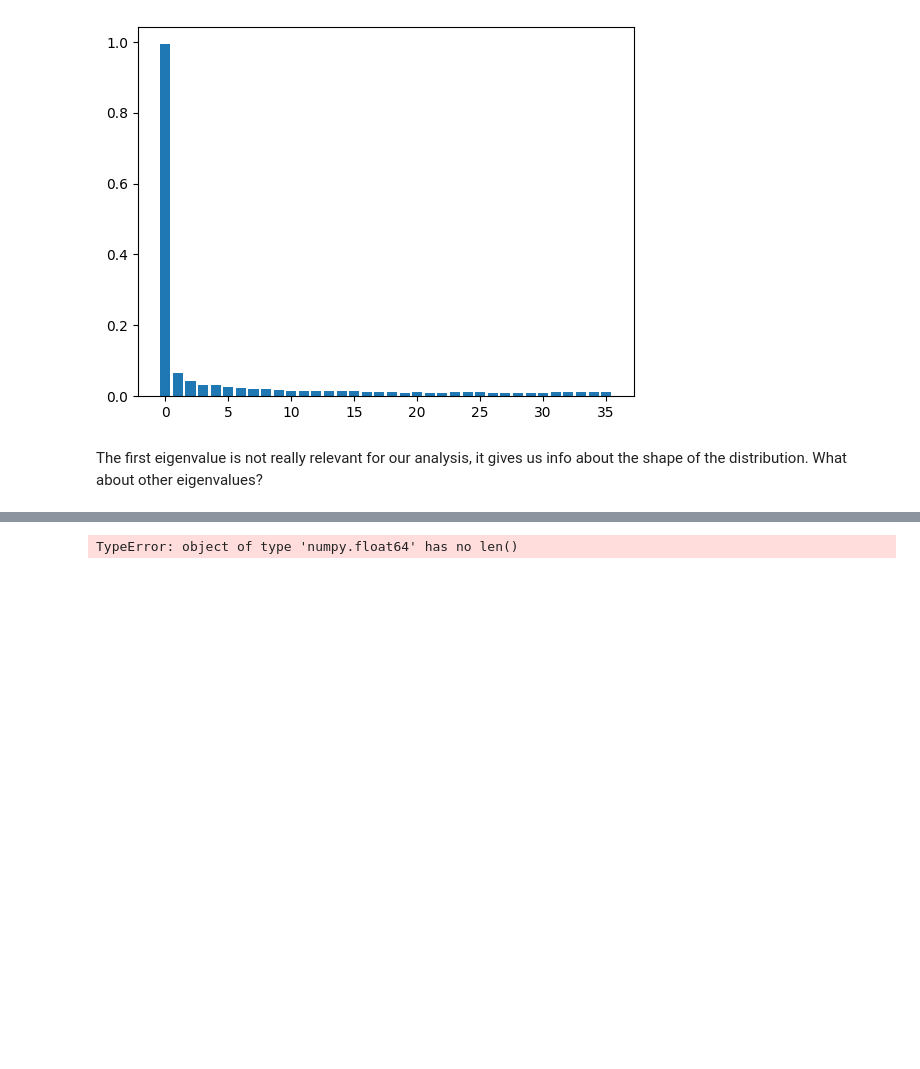
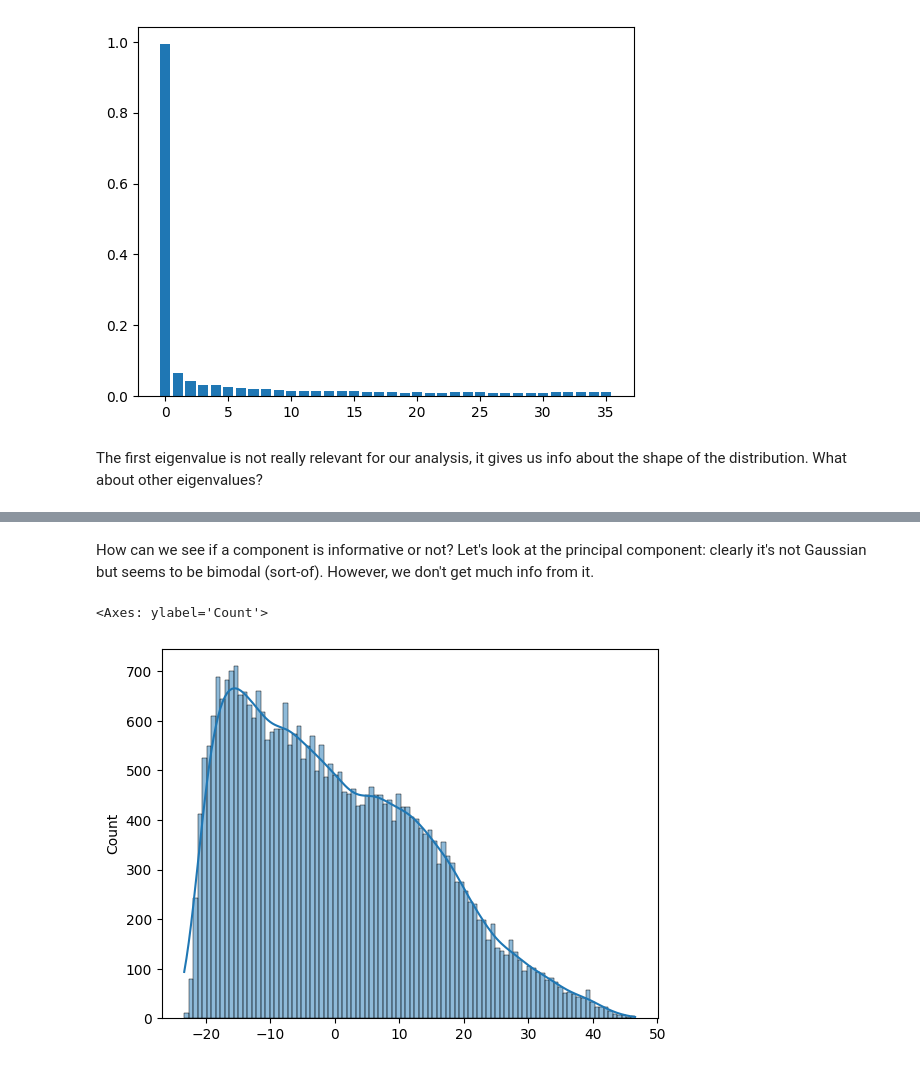
Before and after one commit to ludovicaisa/Physics_Unibo, a Jupyter notebook: src/Pattern_Recognition/Pat_Rec_Lab_1.ipynb, the cells around one changed output, grey strips where cells are left out. Saved outputs shown, nothing was run; the diff lists cells and outputs as text; code cells hidden in the pictures; blank space fills up the shorter version.

```diff
--- a/src/Pattern_Recognition/Pat_Rec_Lab_1.ipynb
+++ b/src/Pattern_Recognition/Pat_Rec_Lab_1.ipynb
@@ -24,7 +26,7 @@ cov_mat = np.cov(data.T)
 
 
 Load = pca.components_
-Score = pca.score_samples(data)
+Score = pca.transform(data) # data projected onto the principal components, idk why it's called score
 Eigval = np.linalg.eigvals(cov_mat)
 # %% [markdown]
 Let's normalize the eigenvalues and plot them in a bar plot
@@ -57,6 +68,9 @@ plt.plot(Load[:,2], '.')
+# %% [markdown]
+How can we see if a component is informative or not?
+Let's look at the principal component: clearly it's not Gaussian but seems to be bimodal (sort-of).
+However, we don't get much info from it.
 # %%
-import seaborn as sns
-
-sns.histplot(Score, bins=100, kde=True)
+sns.histplot(Score[:, 0], bins=100, kde=True)
 # %% [output]
-TypeError: object of type 'numpy.float64' has no len()
+<Axes: ylabel='Count'>
+[figure, added]
```
Also changed, not shown: parts of 9 cells of this notebook, 2 other files.
